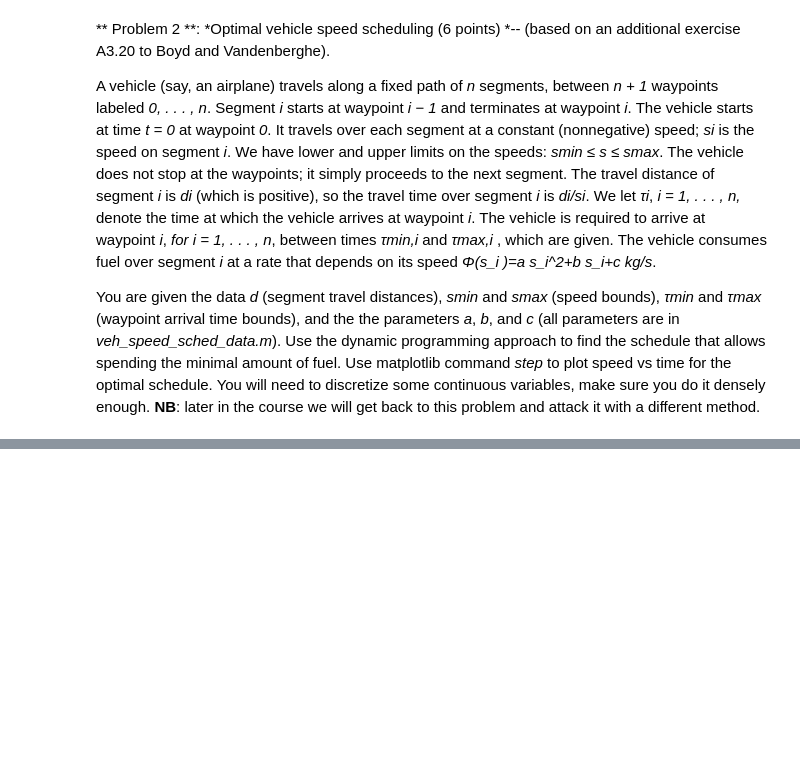
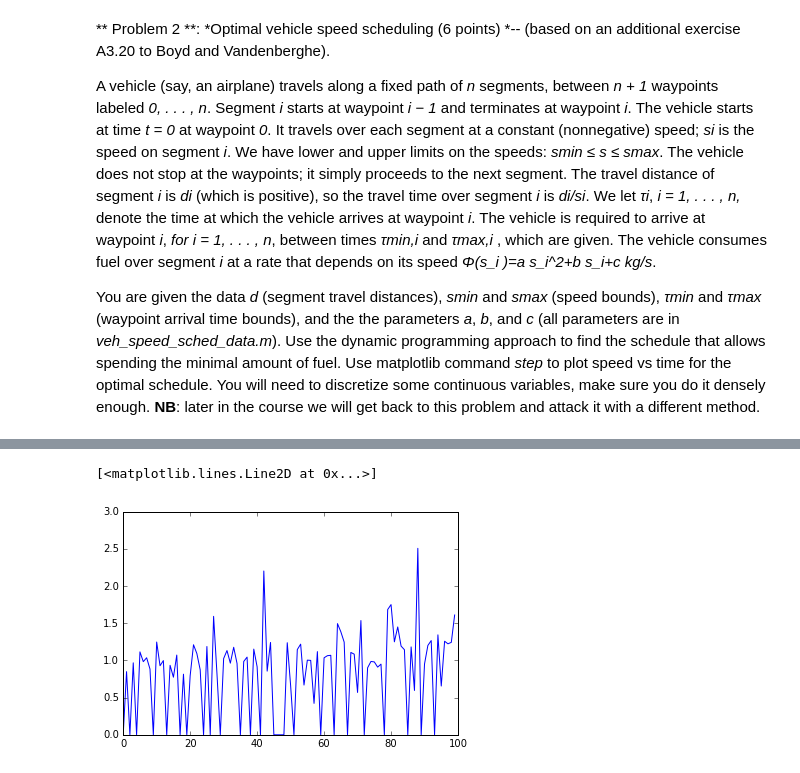
Before and after one commit to Aelphy/skoltech, a Jupyter notebook: term2/optimization_methods/Assignment1/task_1.ipynb, the cells around one changed output, grey strips where cells are left out. Cells and saved outputs as stored; diff of their text form; code cells hidden in the pictures; blank space fills up the shorter version.

```diff
--- a/term2/optimization_methods/Assignment1/task_1.ipynb
+++ b/term2/optimization_methods/Assignment1/task_1.ipynb
@@ -332,13 +770,16 @@ You are given the data *d* (segment travel distances), *smin* and *smax* (speed
 # %%
 import scipy.io as sio
+import matplotlib.pyplot as plt
+import numpy as np
+%matplotlib inline
 
 mat_contents = sio.loadmat('veh_sched_data.mat')
 
-a = mat_contents['a']
-b = mat_contents['b']
-c = mat_contents['c']
+a = mat_contents['a'][0, 0]
+b = mat_contents['b'][0, 0]
+c = mat_contents['c'][0, 0]
 d = mat_contents['d']
-n = mat_contents['n']
+n = mat_contents['n'][0, 0]
 smin = mat_contents['smin']
 smax = mat_contents['smax']
 tau_min = mat_contents['tau_min']
@@ -349,0 +787,9 @@ np.random.randint(2)
+# %%
+def build_time_table(m, tau_min, tau_max, n):
+    time_table = np.zeros((2, m * n))
+
+    for i in range(0, n):
+        step = (tau_max[i] - tau_min[i]) / m
+        time_table[0, i * m : (i + 1) * m] = np.linspace(tau_min[i], tau_max[i] + step, num = m)
+
+    return time_table
@@ -349,0 +873,5 @@ np.random.randint(2)
+# %%
+plt.plot(velocities)
+# %% [output]
+[<matplotlib.lines.Line2D at 0x...>]
+[figure, added]
```
Also changed, not shown: parts of 8 cells of this notebook.
